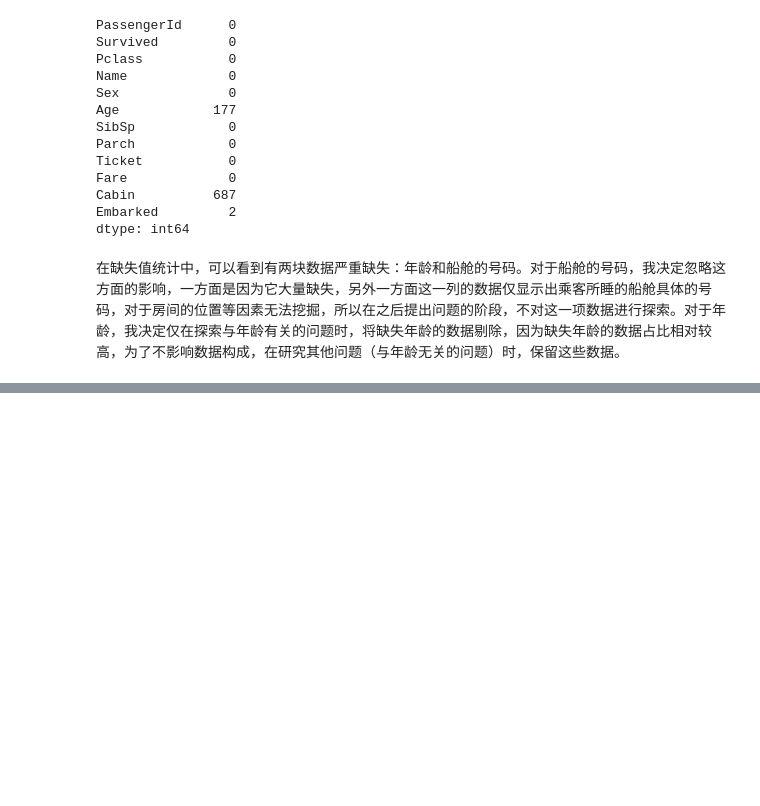
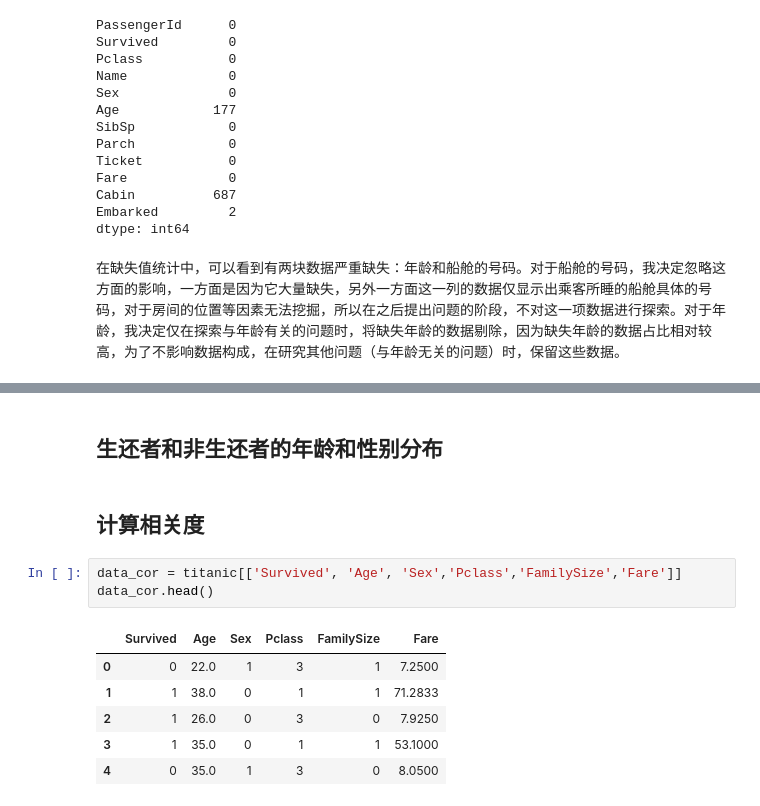
Before and after one commit to NaughtyFlame/Ud_ML, a Jupyter notebook: titanic/titanic_report.ipynb, the cells around one changed output, grey strips where cells are left out. Cells and saved outputs as stored; diff of their text form; blank space fills up the shorter version.

```diff
--- a/titanic/titanic_report.ipynb
+++ b/titanic/titanic_report.ipynb
@@ -90,0 +129,14 @@ titanic[titanic['Age']>0]
+# %% [markdown]
+## 生还者和非生还者的年龄和性别分布
+# %% [markdown]
+## 计算相关度
+# %%
+data_cor = titanic[['Survived', 'Age', 'Sex','Pclass','FamilySize','Fare']]
+data_cor.head()
+# %% [output]
+|  | Survived | Age | Sex | Pclass | FamilySize | Fare |
+| 0 | 0 | 22.0 | 1 | 3 | 1 | 7.2500 |
+| 1 | 1 | 38.0 | 0 | 1 | 1 | 71.2833 |
+| 2 | 1 | 26.0 | 0 | 3 | 0 | 7.9250 |
+| 3 | 1 | 35.0 | 0 | 1 | 1 | 53.1000 |
+| 4 | 0 | 35.0 | 1 | 3 | 0 | 8.0500 |
```
Also changed, not shown: parts of 8 cells of this notebook.
